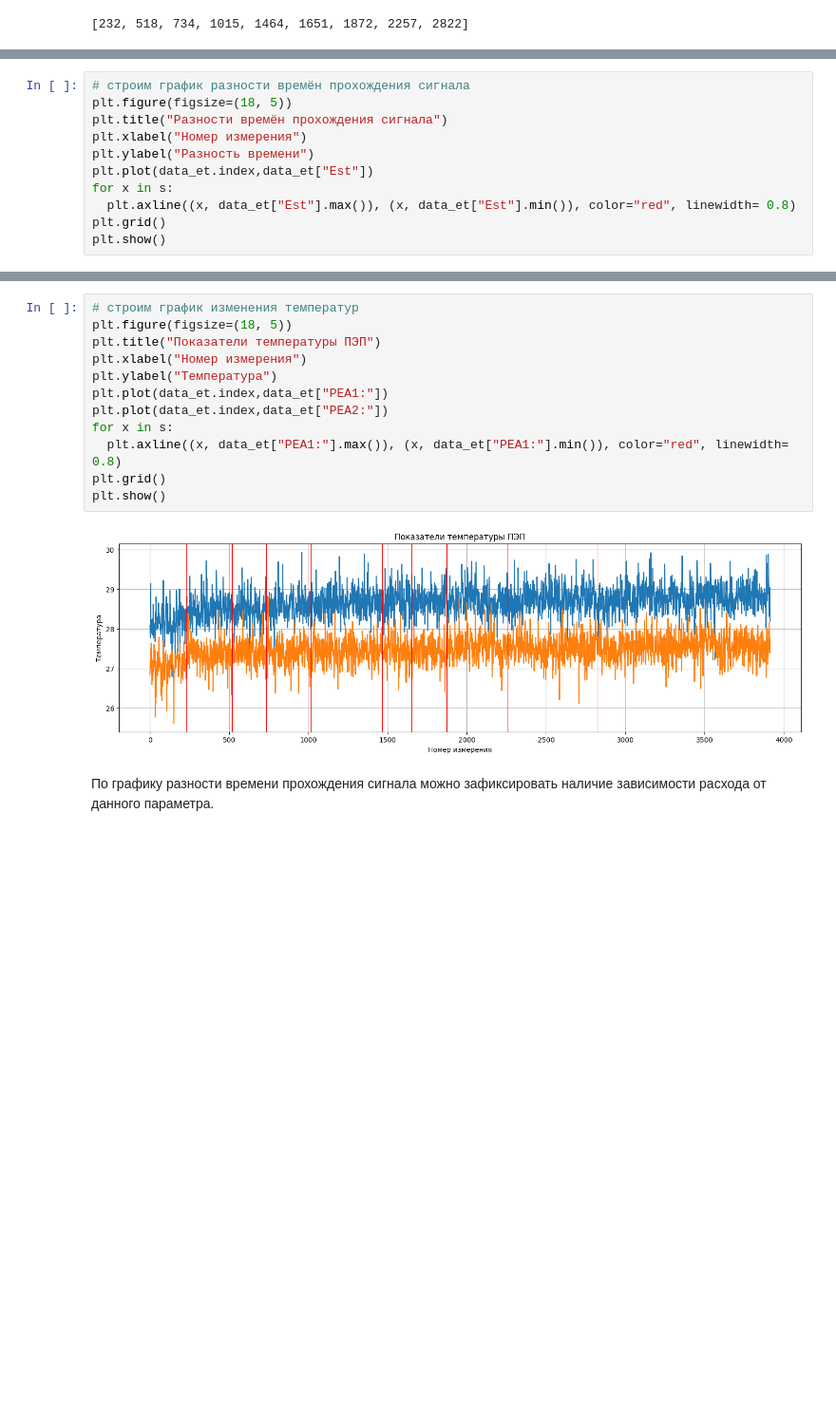
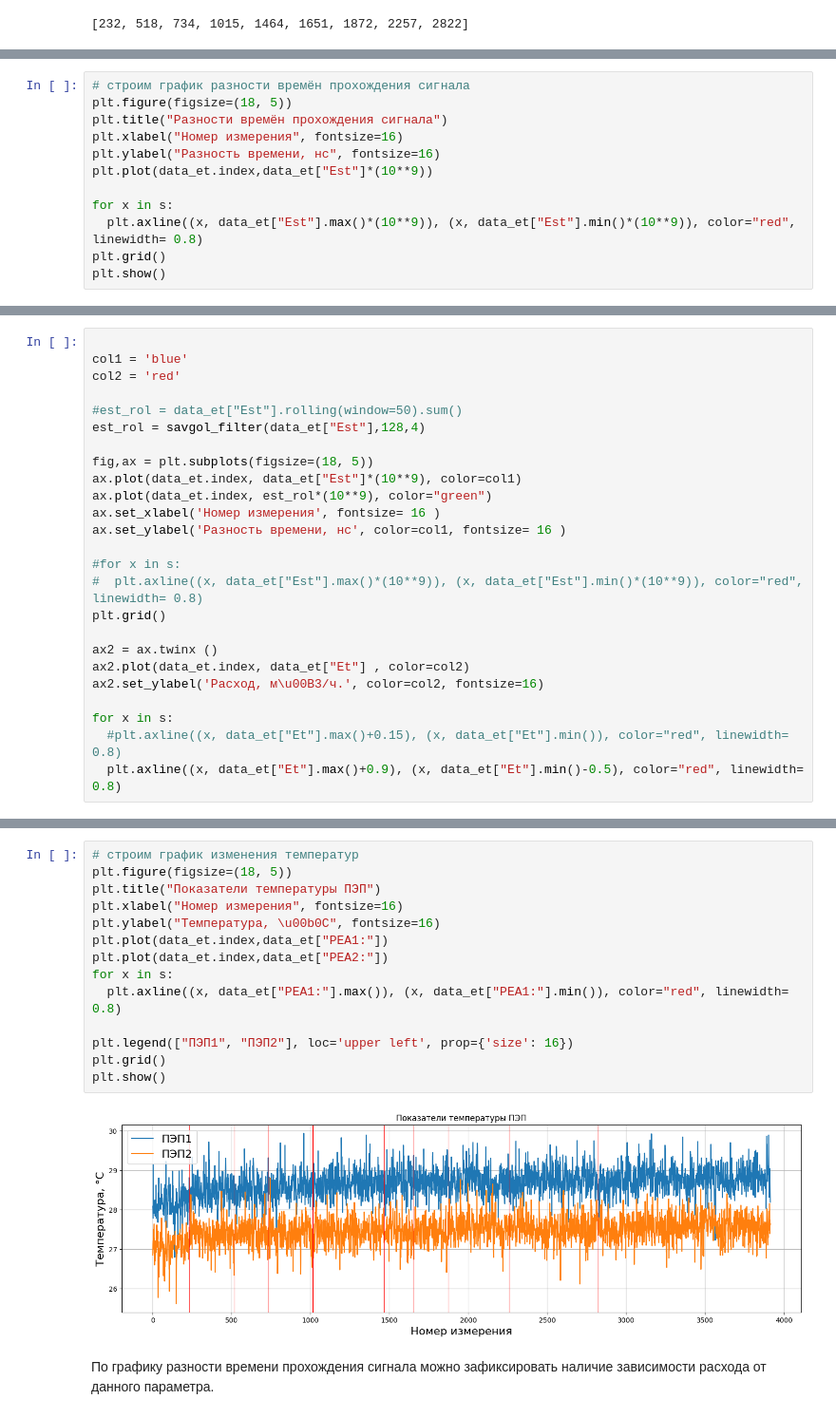
Before and after one commit to PetrGavrilin/VKR_URFU, a Jupyter notebook: VKR_part1_Analysis.ipynb, the cells around one changed output, grey strips where cells are left out. Shown at 95% size. Drawn from its saved outputs; the diff is of its cells as text; blank space fills up the shorter version.

```diff
--- a/VKR_part1_Analysis.ipynb
+++ b/VKR_part1_Analysis.ipynb
@@ -212,11 +214,12 @@ plt.show()
 # строим график разности времён прохождения сигнала
 plt.figure(figsize=(18, 5))
 plt.title("Разности времён прохождения сигнала")
-plt.xlabel("Номер измерения")
-plt.ylabel("Разность времени")
-plt.plot(data_et.index,data_et["Est"])
+plt.xlabel("Номер измерения", fontsize=16)
+plt.ylabel("Разность времени, нс", fontsize=16)
+plt.plot(data_et.index,data_et["Est"]*(10**9))
+
 for x in s:
-  plt.axline((x, data_et["Est"].max()), (x, data_et["Est"].min()), color="red", linewidth= 0.8)
+  plt.axline((x, data_et["Est"].max()*(10**9)), (x, data_et["Est"].min()*(10**9)), color="red", linewidth= 0.8)
 plt.grid()
 plt.show()
 # %% [output]
@@ -223,0 +250,25 @@ plt.show()
+# %%
+
+col1 = 'blue'
+col2 = 'red'
+
+#est_rol = data_et["Est"].rolling(window=50).sum()
+est_rol = savgol_filter(data_et["Est"],128,4)
+
+fig,ax = plt.subplots(figsize=(18, 5))
+ax.plot(data_et.index, data_et["Est"]*(10**9), color=col1)
+ax.plot(data_et.index, est_rol*(10**9), color="green")
+ax.set_xlabel('Номер измерения', fontsize= 16 )
+ax.set_ylabel('Разность времени, нс', color=col1, fontsize= 16 )
+
+#for x in s:
+#  plt.axline((x, data_et["Est"].max()*(10**9)), (x, data_et["Est"].min()*(10**9)), color="red", linewidth= 0.8)
+plt.grid()
+
+ax2 = ax.twinx ()
+ax2.plot(data_et.index, data_et["Et"] , color=col2)
+ax2.set_ylabel('Расход, м\u00B3/ч.', color=col2, fontsize=16)
+
+for x in s:
+  #plt.axline((x, data_et["Et"].max()+0.15), (x, data_et["Et"].min()), color="red", linewidth= 0.8)
+  plt.axline((x, data_et["Et"].max()+0.9), (x, data_et["Et"].min()-0.5), color="red", linewidth= 0.8)
@@ -224,17 +277,19 @@ plt.show()
 # %%
 # строим график изменения температур
 plt.figure(figsize=(18, 5))
 plt.title("Показатели температуры ПЭП")
-plt.xlabel("Номер измерения")
-plt.ylabel("Температура")
+plt.xlabel("Номер измерения", fontsize=16)
+plt.ylabel("Температура, \u00b0С", fontsize=16)
 plt.plot(data_et.index,data_et["PEA1:"])
 plt.plot(data_et.index,data_et["PEA2:"])
 for x in s:
   plt.axline((x, data_et["PEA1:"].max()), (x, data_et["PEA1:"].min()), color="red", linewidth= 0.8)
+
+plt.legend(["ПЭП1", "ПЭП2"], loc='upper left', prop={'size': 16})
 plt.grid()
 plt.show()
 # %% [output]
-[figure, old version]
+[figure, new version]
 # %% [markdown]
 <p>По графику разности времени прохождения сигнала можно зафиксировать наличие зависимости расхода от данного параметра.
 # %%
```
Also changed, not shown: parts of 7 cells of this notebook.
